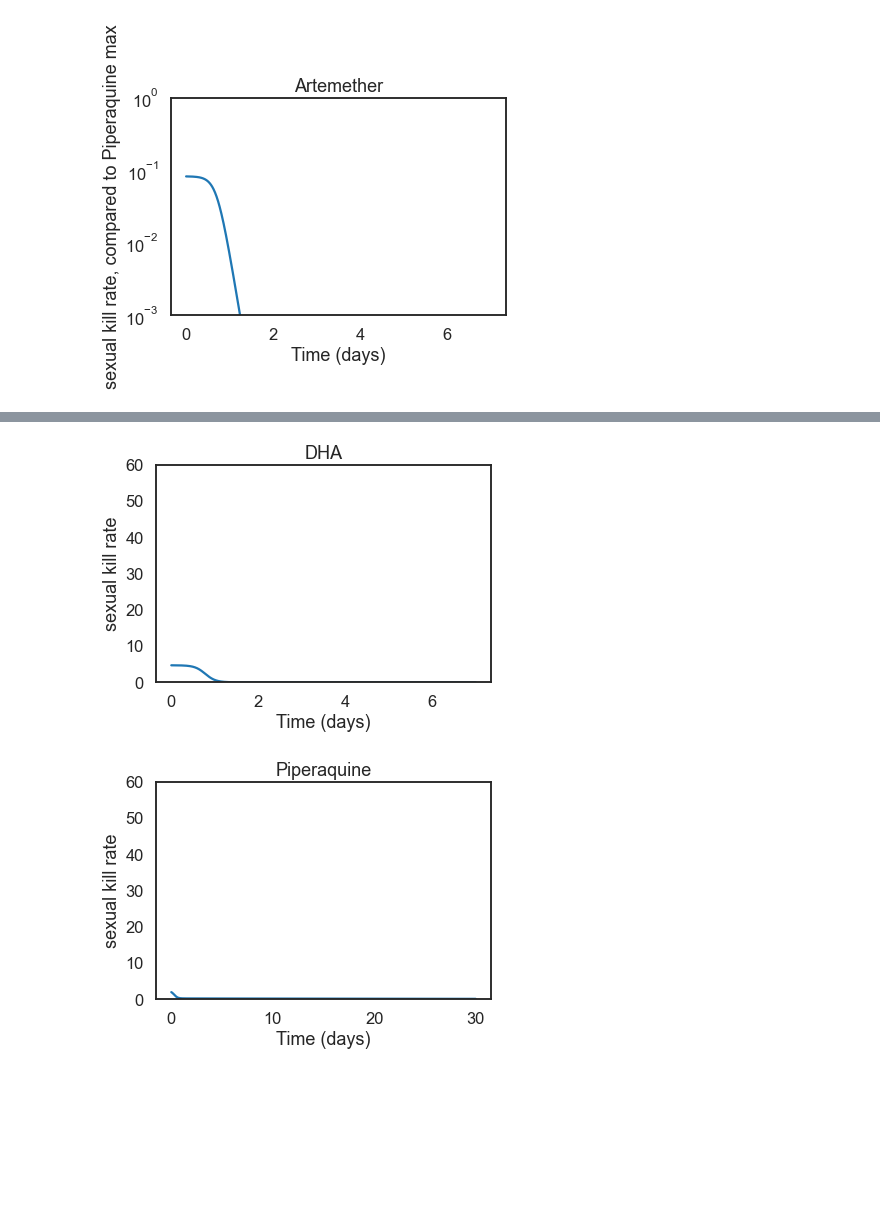
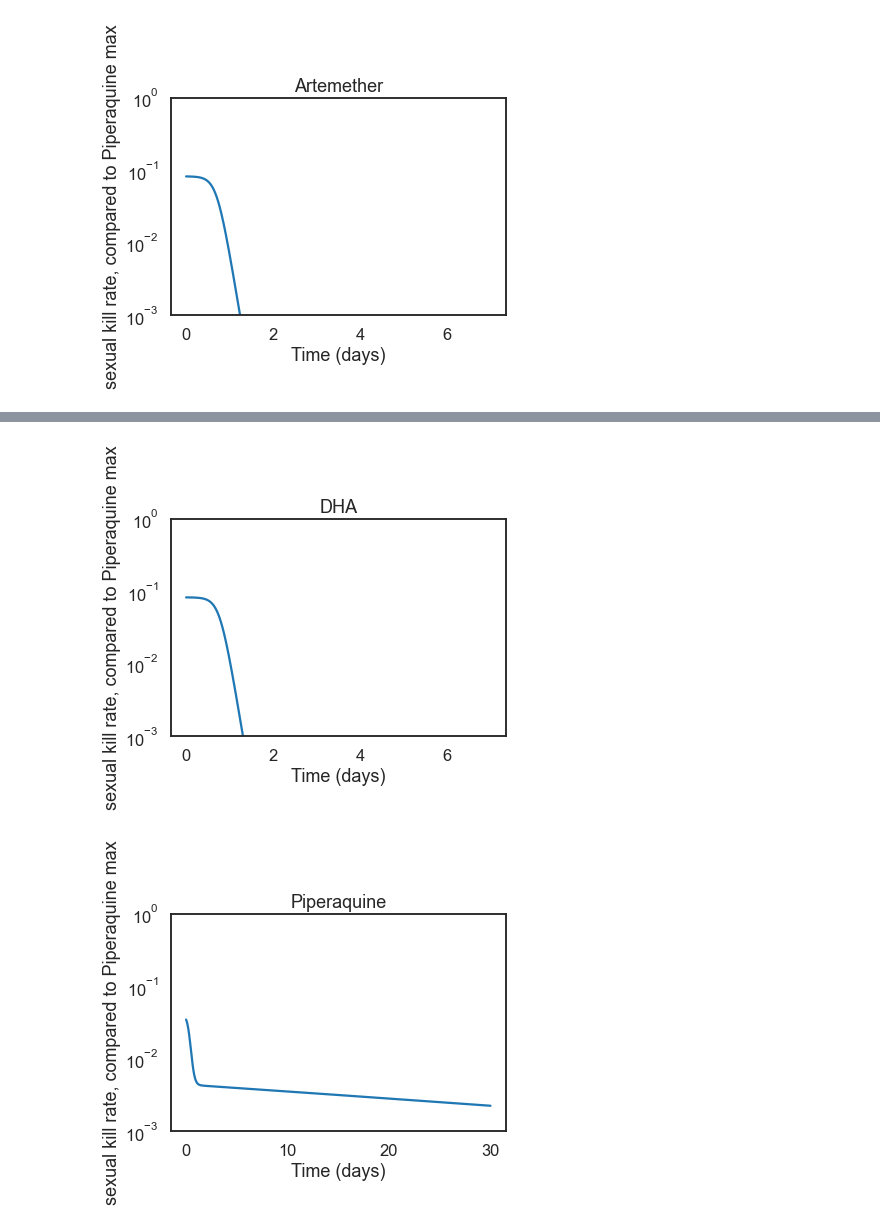
Before and after one commit to jgsuresh/sandbox-jsuresh, a Jupyter notebook: drug_pkpd/pkpd_v1.ipynb, the cells around one changed output, grey strips where cells are left out. Cells and saved outputs as stored; diff of their text form; code cells hidden in the pictures; blank space fills up the shorter version.

```diff
--- a/drug_pkpd/pkpd_v1.ipynb
+++ b/drug_pkpd/pkpd_v1.ipynb
@@ -313,9 +315,9 @@ plot_kill_rate_vs_days("Lumefantrine", tmax_days=7, stage="sexual", normalize=Tr
 # %%
-plot_kill_rate_vs_days("DHA", tmax_days=7, stage="sexual")
+plot_kill_rate_vs_days("DHA", tmax_days=7, stage="sexual", normalize=True, logscale=True)
 # %% [output]
-[figure, old version]
+[figure, new version]
 # %%
-plot_kill_rate_vs_days("Piperaquine", tmax_days=30, stage="sexual")
+plot_kill_rate_vs_days("Piperaquine", tmax_days=30, stage="sexual", normalize=True, logscale=True)
 # %% [output]
-[figure, old version]
+[figure, new version]
 # %%
```
Also changed, not shown: parts of 8 cells of this notebook.
